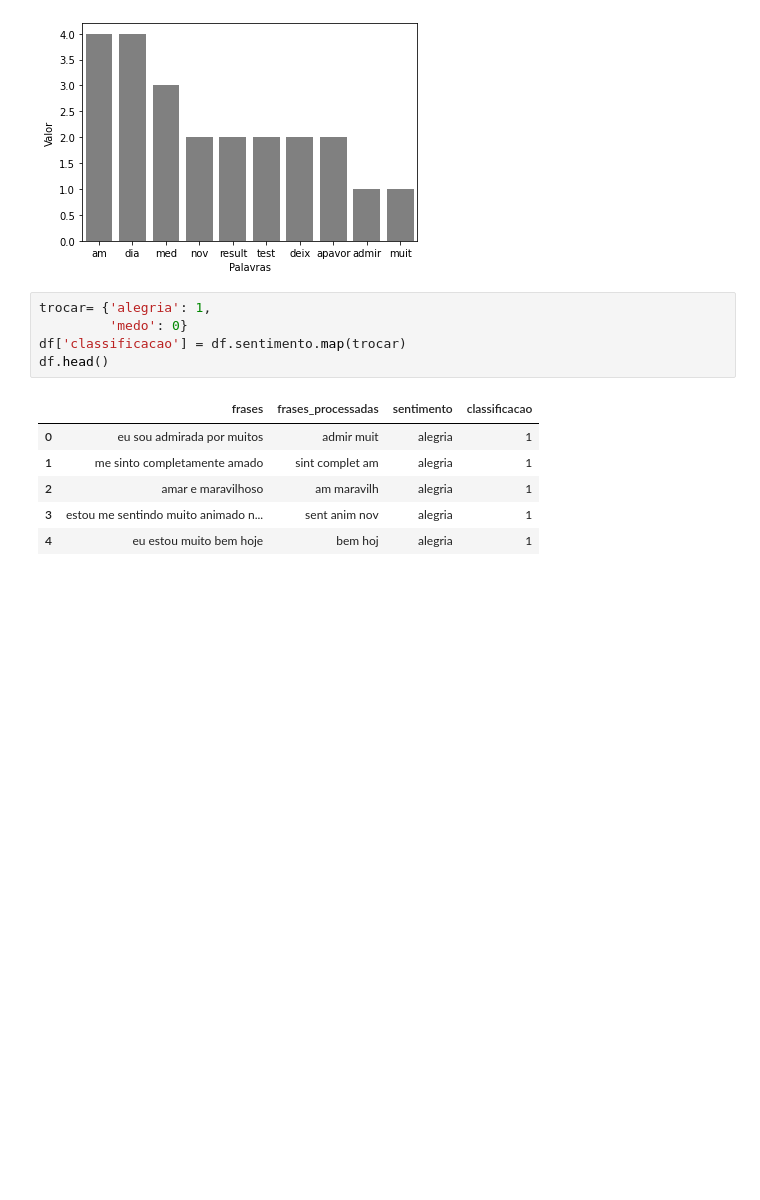
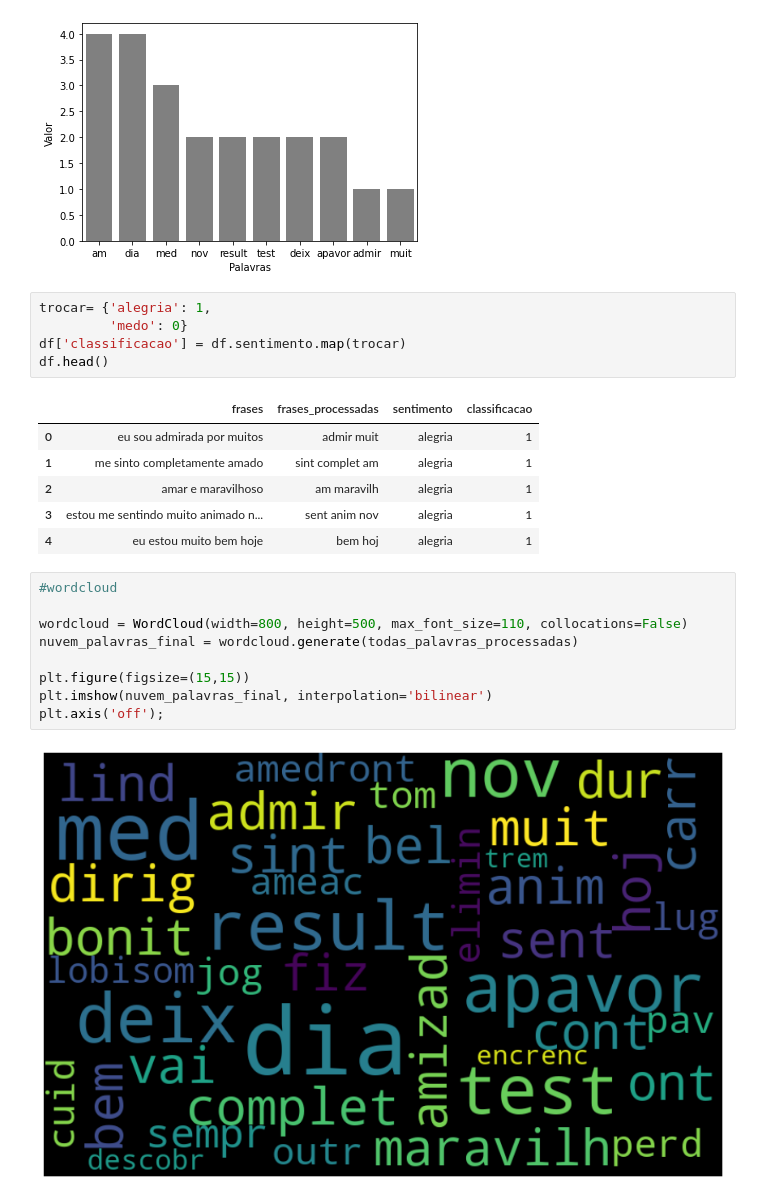
Before and after one commit to naokityokoyama/NLP, a Jupyter notebook: NLP_processado.ipynb, the cells around one changed output. Cells and saved outputs as stored; diff of their text form; blank space fills up the shorter version.

```diff
--- a/NLP_processado.ipynb
+++ b/NLP_processado.ipynb
@@ -291,3 +304,14 @@ df.head()
 | 2 | amar e maravilhoso | am maravilh | alegria | 1 |
 | 3 | estou me sentindo muito animado n... | sent anim nov | alegria | 1 |
 | 4 | eu estou muito bem hoje | bem hoj | alegria | 1 |
+# %%
+#wordcloud
+
+wordcloud = WordCloud(width=800, height=500, max_font_size=110, collocations=False)
+nuvem_palavras_final = wordcloud.generate(todas_palavras_processadas)
+
+plt.figure(figsize=(15,15))
+plt.imshow(nuvem_palavras_final, interpolation='bilinear')
+plt.axis('off');
+# %% [output]
+[figure, added]
```
Also changed, not shown: parts of 2 cells of this notebook.
